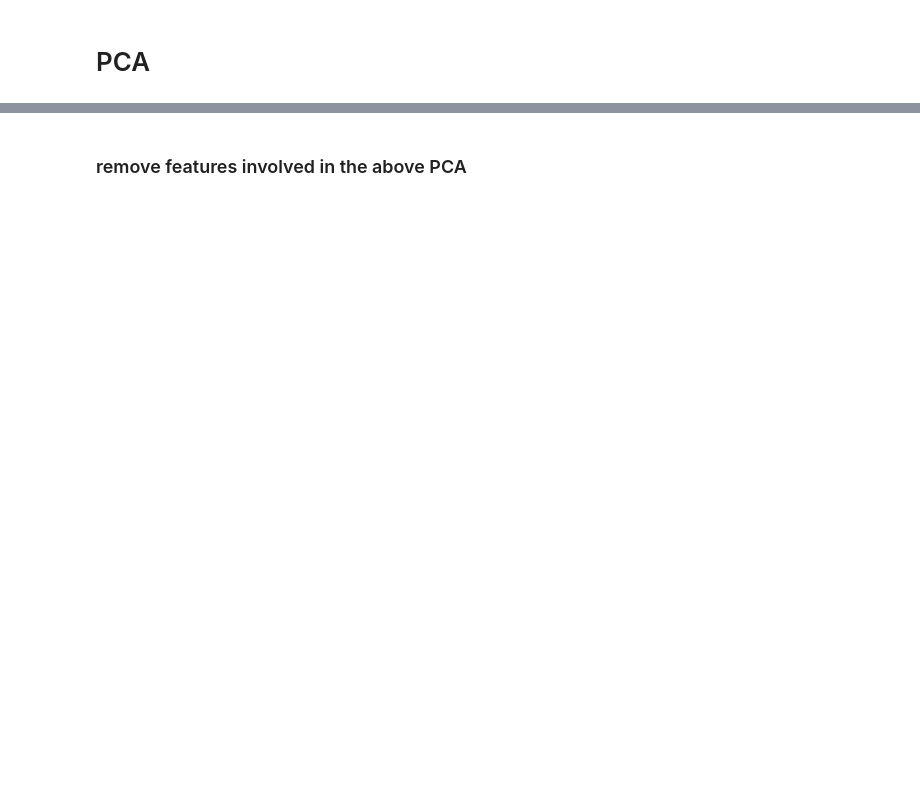
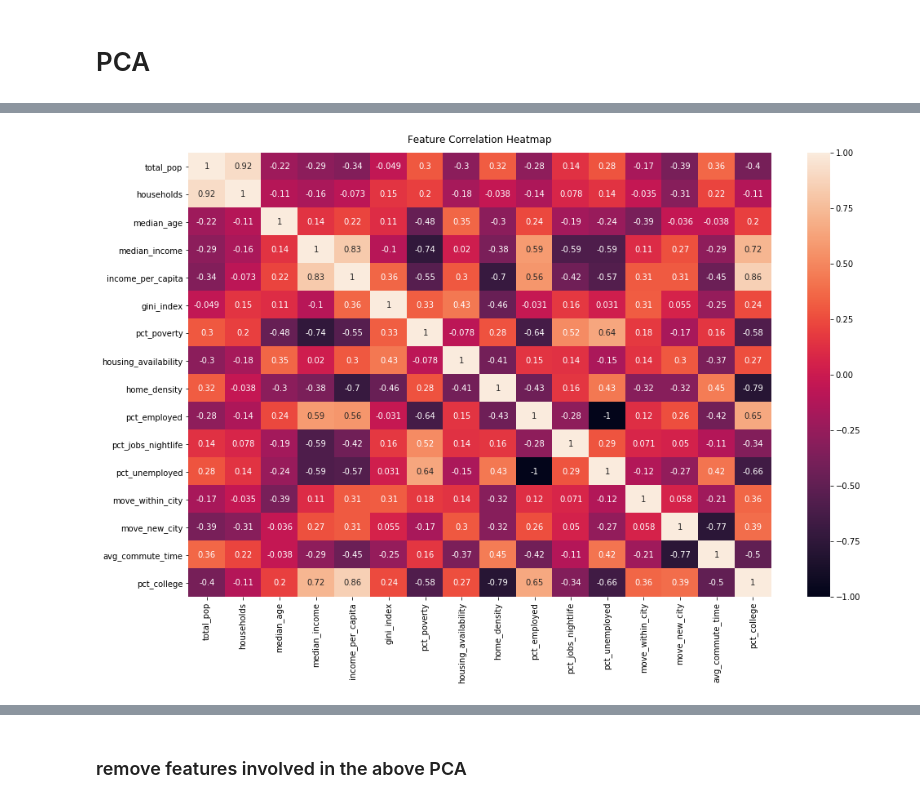
Before and after one commit to EugeniaDickson/zillow_rent_index, a Jupyter notebook: casey/PCA-RFmodel.ipynb, the cells around one changed output, grey strips where cells are left out. Saved outputs shown, nothing was run; the diff lists cells and outputs as text; code cells hidden in the pictures; blank space fills up the shorter version.

```diff
--- a/casey/PCA-RFmodel.ipynb
+++ b/casey/PCA-RFmodel.ipynb
@@ -36,7 +47,9 @@ features.head()
 # %%
 # # try a correlation heat map to assess for multicollinearity
-# plt.figure(figsize=(16, 10)) # larger for ease of viewing
+plt.figure(figsize=(16, 10)) # larger for ease of viewing
 
-# heatmap = sns.heatmap(features.corr(), vmin=-1, vmax=1, annot=True)
-# heatmap.set_title('Feature Correlation Heatmap', fontdict={'fontsize':12}, pad=12);
+heatmap = sns.heatmap(features.corr(), vmin=-1, vmax=1, annot=True)
+heatmap.set_title('Feature Correlation Heatmap', fontdict={'fontsize':12}, pad=12);
+# %% [output]
+[figure, added]
 # %%
```
Also changed, not shown: parts of 25 cells of this notebook, 2 other files.
